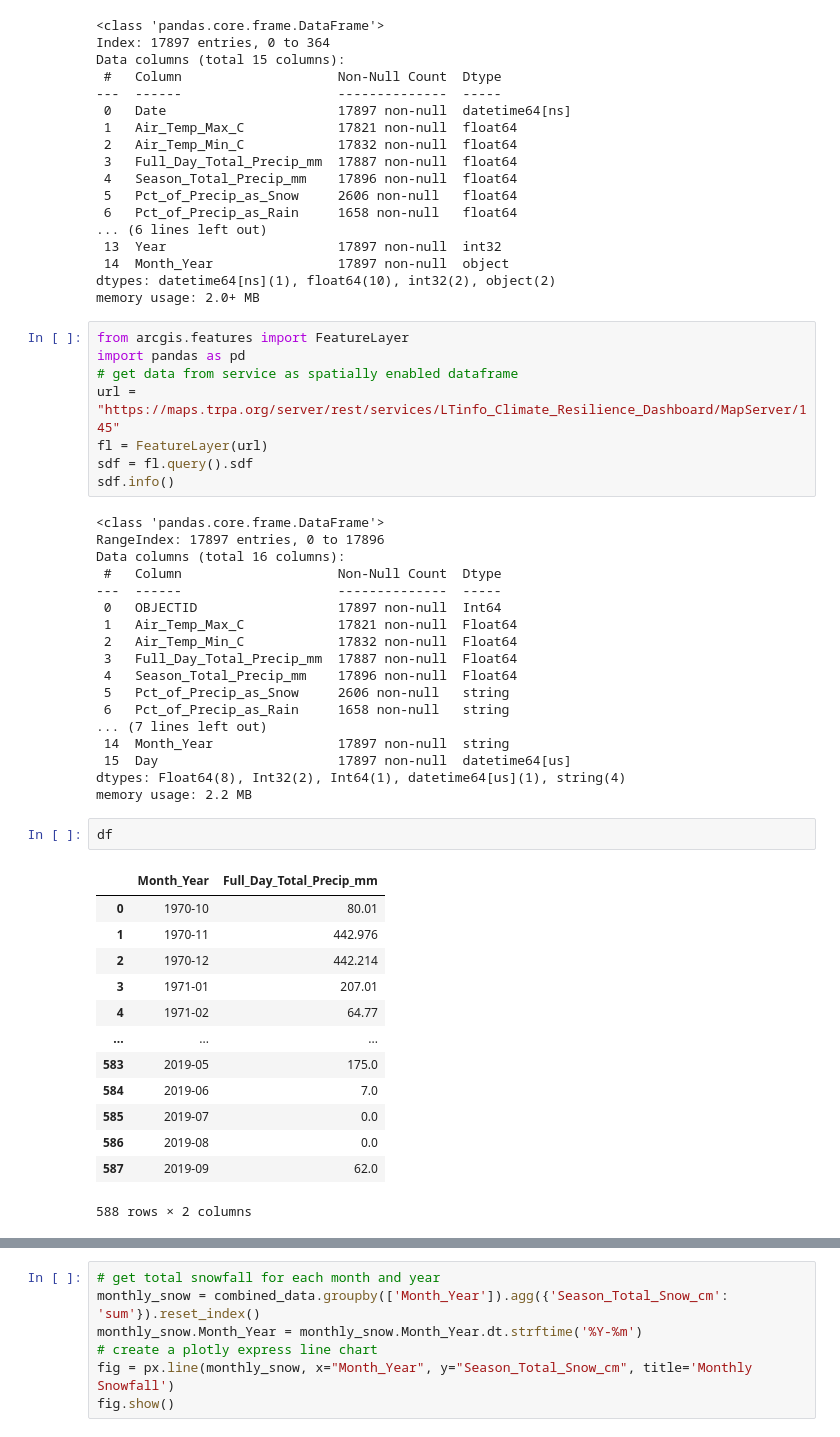
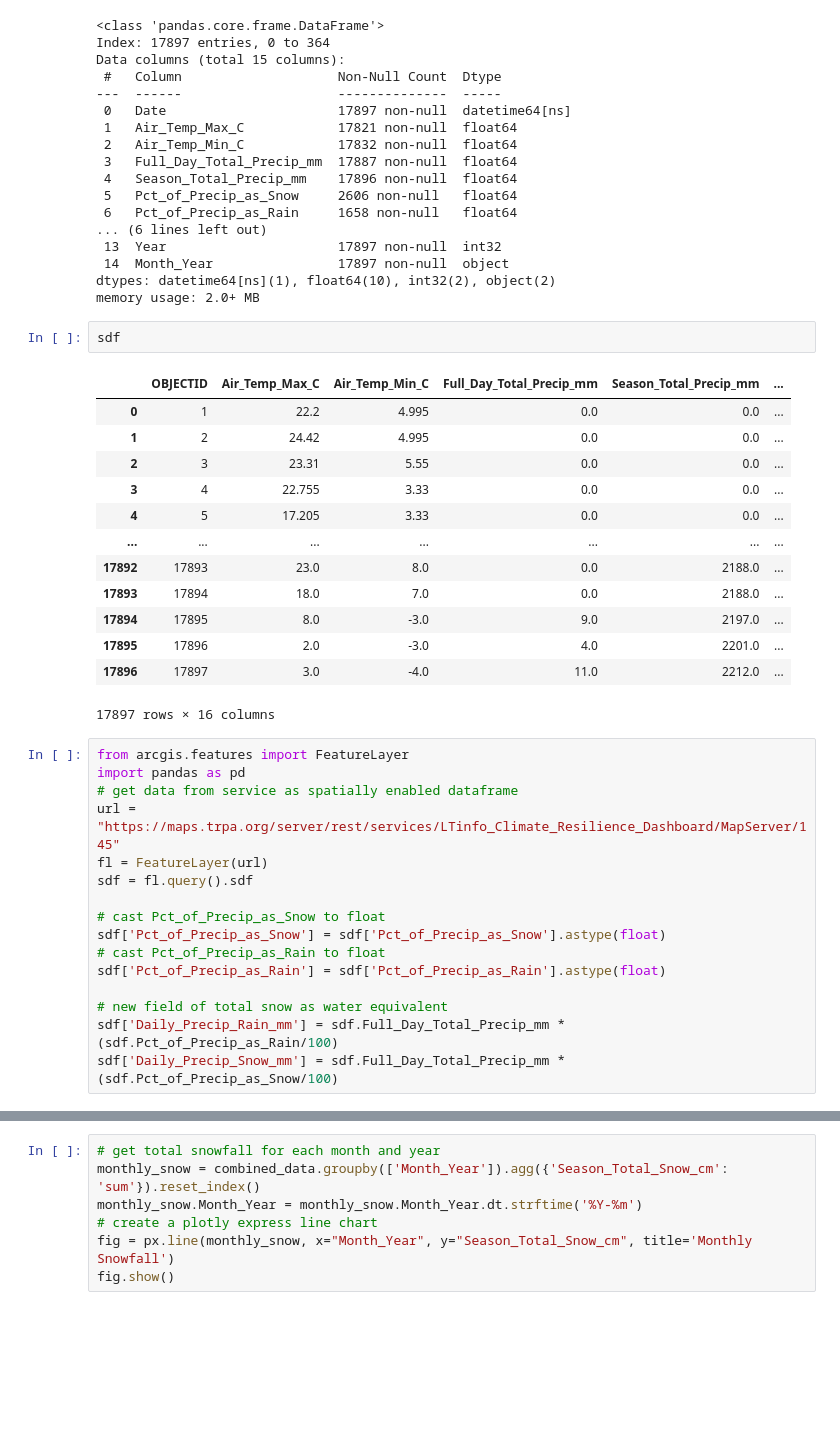
Before and after one commit to trpa-agency/ClimateResilienceDashboard, a Jupyter notebook: data_engineering.ipynb, the cells around one changed output, grey strips where cells are left out. Saved outputs shown, nothing was run; the diff lists cells and outputs as text; blank space fills up the shorter version.

```diff
--- a/data_engineering.ipynb
+++ b/data_engineering.ipynb
@@ -209,6 +209,22 @@ Data columns (total 15 columns):
  14  Month_Year                17897 non-null  object
 dtypes: datetime64[ns](1), float64(10), int32(2), object(2)
 memory usage: 2.0+ MB
+# %%
+sdf
+# %% [output]
+|  | OBJECTID | Air_Temp_Max_C | Air_Temp_Min_C | Full_Day_Total_Precip_mm | Season_Total_Precip_mm | ... |
+| 0 | 1 | 22.2 | 4.995 | 0.0 | 0.0 | ... |
+| 1 | 2 | 24.42 | 4.995 | 0.0 | 0.0 | ... |
+| 2 | 3 | 23.31 | 5.55 | 0.0 | 0.0 | ... |
+| 3 | 4 | 22.755 | 3.33 | 0.0 | 0.0 | ... |
+| 4 | 5 | 17.205 | 3.33 | 0.0 | 0.0 | ... |
+| ... | ... | ... | ... | ... | ... | ... |
+| 17892 | 17893 | 23.0 | 8.0 | 0.0 | 2188.0 | ... |
+| 17893 | 17894 | 18.0 | 7.0 | 0.0 | 2188.0 | ... |
+| 17894 | 17895 | 8.0 | -3.0 | 9.0 | 2197.0 | ... |
+| 17895 | 17896 | 2.0 | -3.0 | 4.0 | 2201.0 | ... |
+| 17896 | 17897 | 3.0 | -4.0 | 11.0 | 2212.0 | ... |
+17897 rows × 16 columns
 # %%
 from arcgis.features import FeatureLayer
 import pandas as pd
@@ -216,38 +232,12 @@ import pandas as pd
 url = "https://maps.trpa.org/server/rest/services/LTinfo_Climate_Resilience_Dashboard/MapServer/145"
 fl = FeatureLayer(url)
 sdf = fl.query().sdf
-sdf.info()
+
+# cast Pct_of_Precip_as_Snow to float
+sdf['Pct_of_Precip_as_Snow'] = sdf['Pct_of_Precip_as_Snow'].astype(float)
+# cast Pct_of_Precip_as_Rain to float
+sdf['Pct_of_Precip_as_Rain'] = sdf['Pct_of_Precip_as_Rain'].astype(float)
+
+# new field of total snow as water equivalent
+sdf['Daily_Precip_Rain_mm'] = sdf.Full_Day_Total_Precip_mm * (sdf.Pct_of_Precip_as_Rain/100)
+sdf['Daily_Precip_Snow_mm'] = sdf.Full_Day_Total_Precip_mm * (sdf.Pct_of_Precip_as_Snow/100)
-# %% [output]
-<class 'pandas.core.frame.DataFrame'>
-RangeIndex: 17897 entries, 0 to 17896
-Data columns (total 16 columns):
- #   Column                    Non-Null Count  Dtype
----  ------                    --------------  -----
- 0   OBJECTID                  17897 non-null  Int64
- 1   Air_Temp_Max_C            17821 non-null  Float64
- 2   Air_Temp_Min_C            17832 non-null  Float64
- 3   Full_Day_Total_Precip_mm  17887 non-null  Float64
- 4   Season_Total_Precip_mm    17896 non-null  Float64
- 5   Pct_of_Precip_as_Snow     2606 non-null   string
- 6   Pct_of_Precip_as_Rain     1658 non-null   string
-... (7 lines left out)
- 14  Month_Year                17897 non-null  string
- 15  Day                       17897 non-null  datetime64[us]
-dtypes: Float64(8), Int32(2), Int64(1), datetime64[us](1), string(4)
-memory usage: 2.2 MB
-# %%
-df
-# %% [output]
-|  | Month_Year | Full_Day_Total_Precip_mm |
-| 0 | 1970-10 | 80.01 |
-| 1 | 1970-11 | 442.976 |
-| 2 | 1970-12 | 442.214 |
-| 3 | 1971-01 | 207.01 |
-| 4 | 1971-02 | 64.77 |
-| ... | ... | ... |
-| 583 | 2019-05 | 175.0 |
-| 584 | 2019-06 | 7.0 |
-| 585 | 2019-07 | 0.0 |
-| 586 | 2019-08 | 0.0 |
-| 587 | 2019-09 | 62.0 |
-588 rows × 2 columns
```
Also changed, not shown: parts of 4 cells of this notebook.
